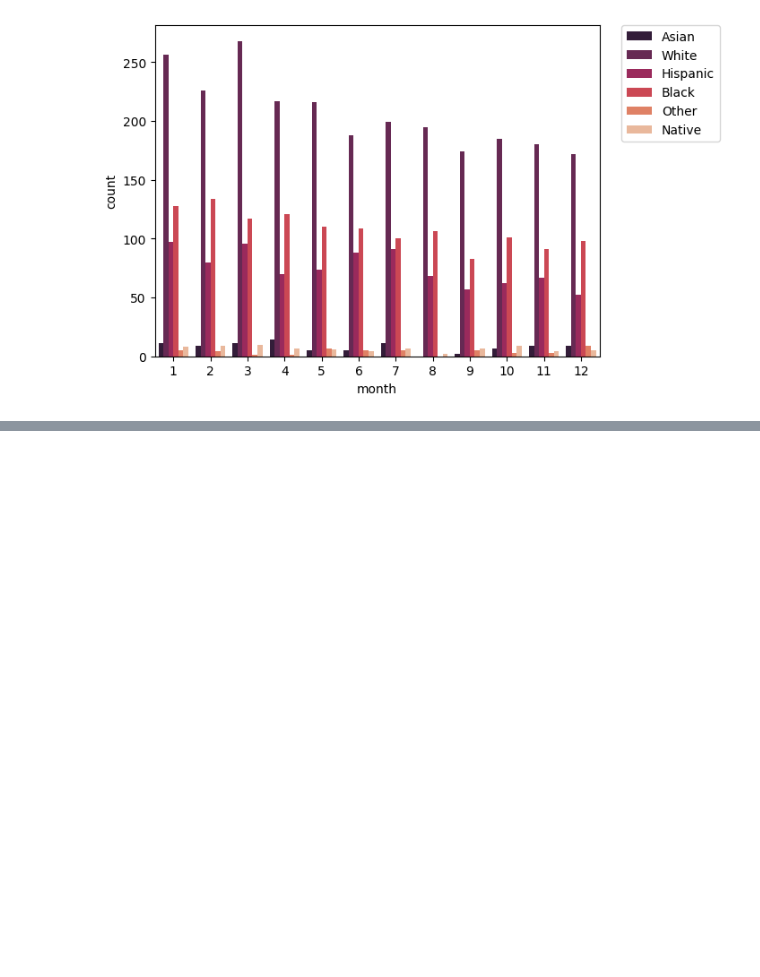
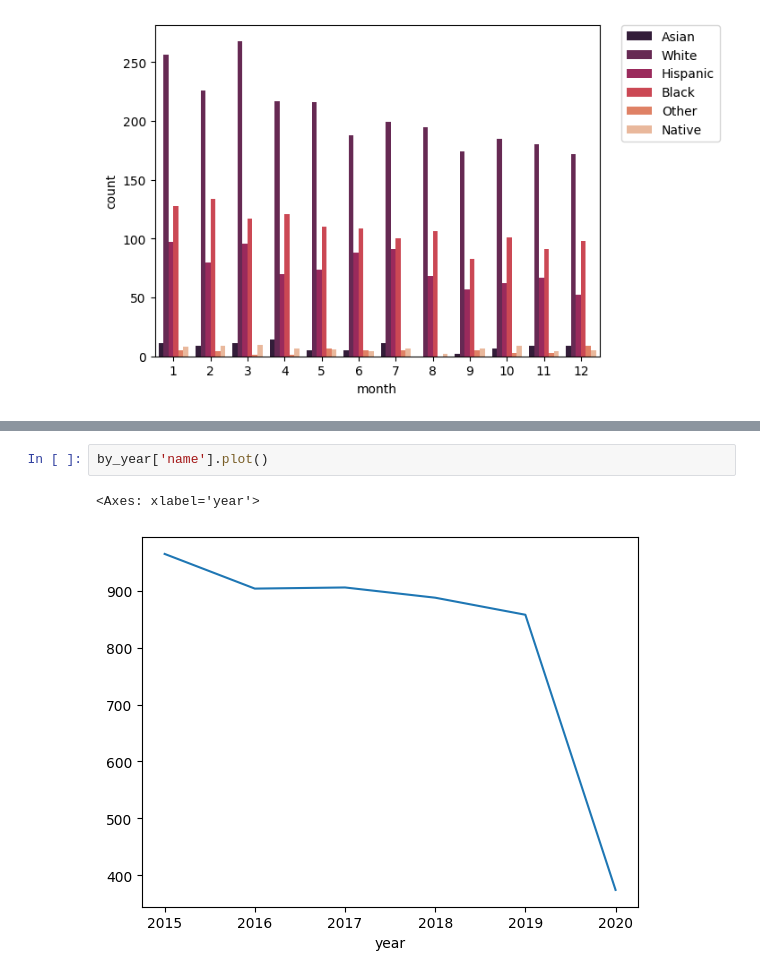
Before and after one commit to KRATOSru/data-scien-basic, a Jupyter notebook: finalproject/UsShotingProject.ipynb, the cells around one changed output, grey strips where cells are left out. Saved outputs shown, nothing was run; the diff lists cells and outputs as text; blank space fills up the shorter version.

```diff
--- a/finalproject/UsShotingProject.ipynb
+++ b/finalproject/UsShotingProject.ipynb
@@ -129,0 +158,5 @@ plt.legend(bbox_to_anchor=(1.05, 1), loc=2, borderaxespad=0)
+# %%
+by_year['name'].plot()
+# %% [output]
+<Axes: xlabel='year'>
+[figure, added]
```
Also changed, not shown: parts of 11 cells of this notebook.
